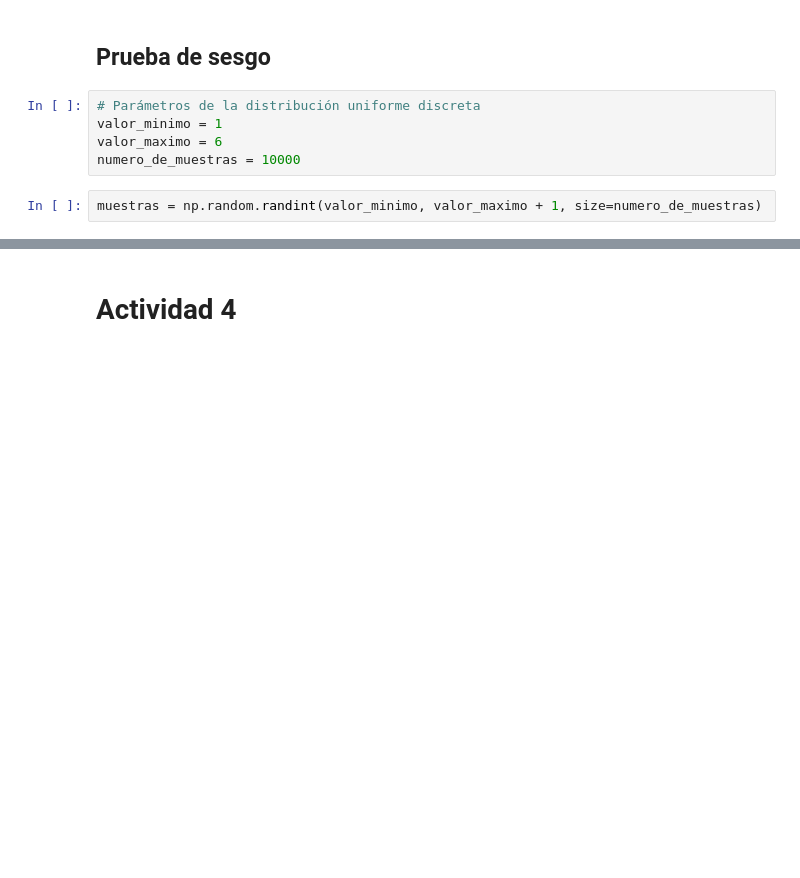
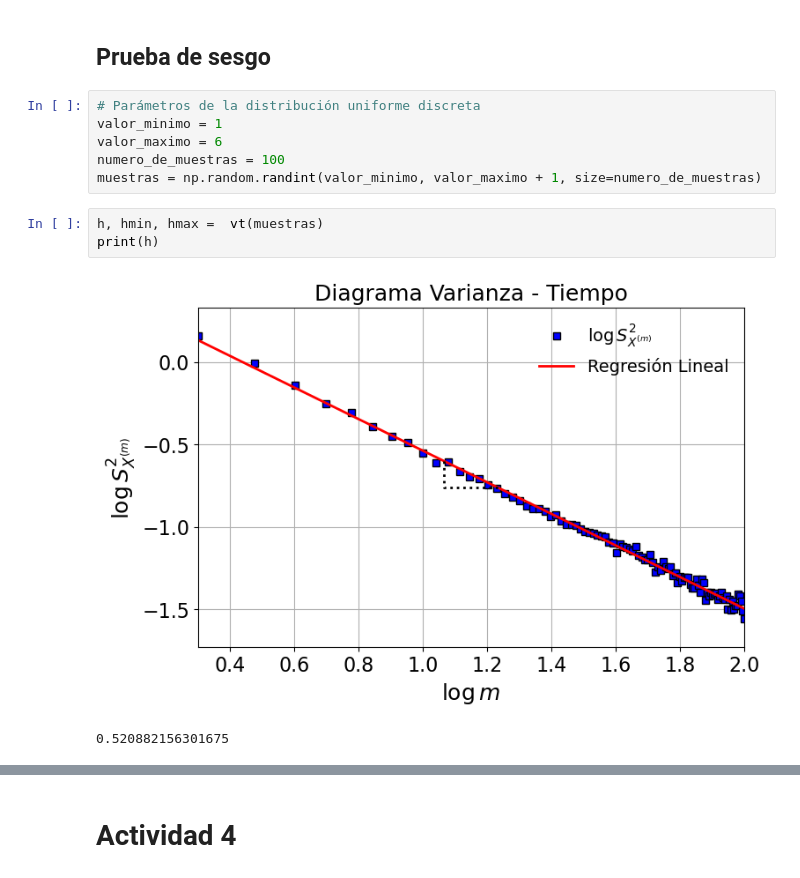
Before and after one commit to aalejoz25/LRD_y_multifractales, a Jupyter notebook: code.ipynb, the cells around one changed output, grey strips where cells are left out. Saved outputs shown, nothing was run; the diff lists cells and outputs as text; blank space fills up the shorter version.

```diff
--- a/code.ipynb
+++ b/code.ipynb
@@ -609,6 +611,11 @@ def dwtleader_py(x, q_list=None, wavelet='db1'):
 # Parámetros de la distribución uniforme discreta
 valor_minimo = 1
 valor_maximo = 6
-numero_de_muestras = 10000
+numero_de_muestras = 100
+muestras = np.random.randint(valor_minimo, valor_maximo + 1, size=numero_de_muestras)
 # %%
-muestras = np.random.randint(valor_minimo, valor_maximo + 1, size=numero_de_muestras)
+h, hmin, hmax =  vt(muestras)
+print(h)
+# %% [output]
+[figure, added]
+0.520882156301675
```
Also changed, not shown: parts of 22 cells of this notebook, 2 other files.
